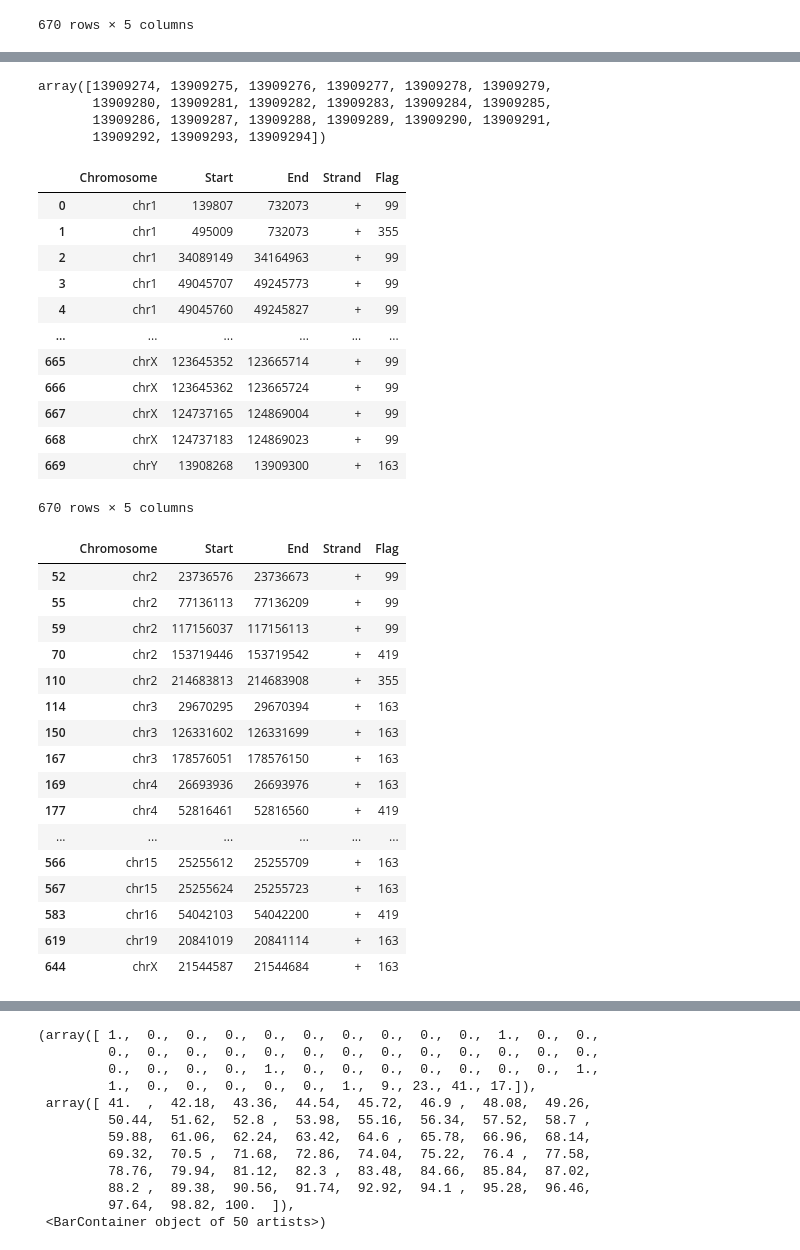
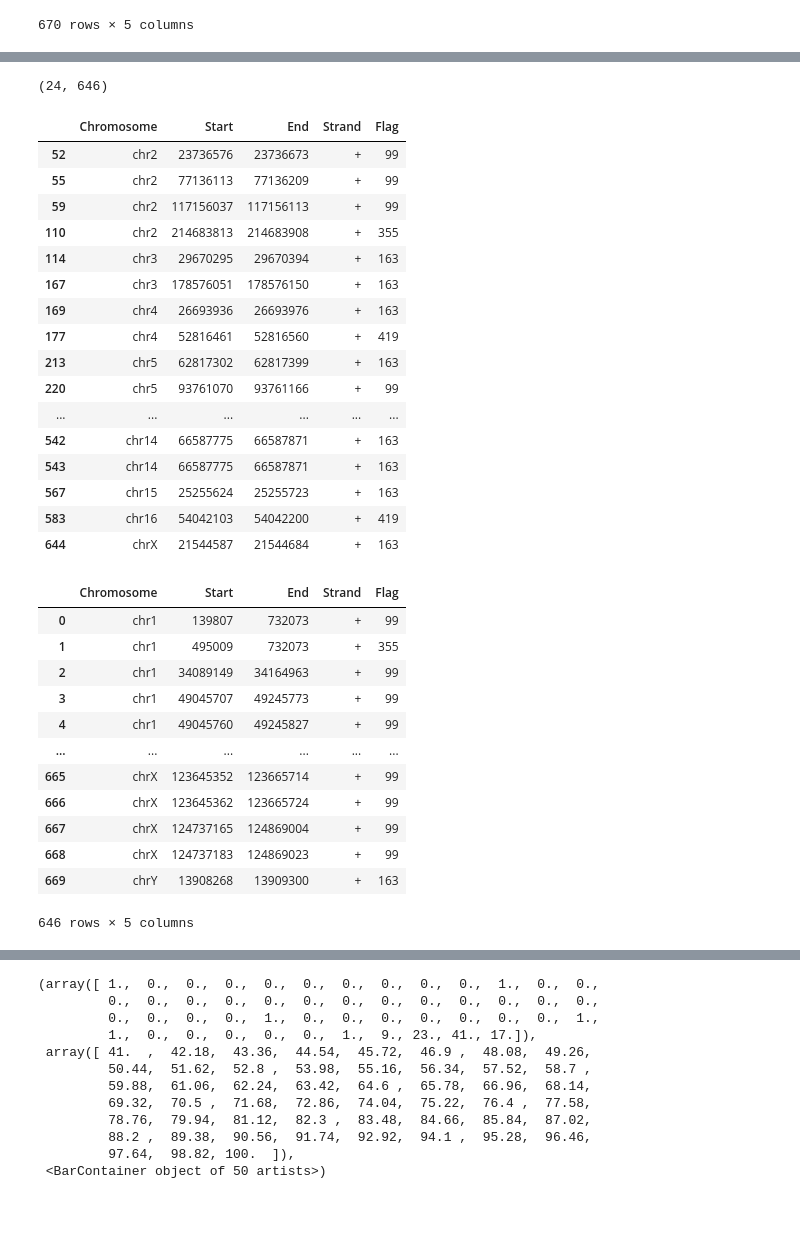
Before and after one commit to dmnburrows/line1_ageing, a Jupyter notebook: te_rna.ipynb, the cells around one changed output, grey strips where cells are left out. Drawn from its saved outputs; the diff is of its cells as text; code cells hidden in the pictures; blank space fills up the shorter version.

```diff
--- a/te_rna.ipynb
+++ b/te_rna.ipynb
@@ -689,7 +516,0 @@ for f in range(len(filt_bam_pos)):
-# %%
-np.intersect1d(filt_bam_pos[f], bed_pos)
-# %% [output]
-array([13909274, 13909275, 13909276, 13909277, 13909278, 13909279,
-       13909280, 13909281, 13909282, 13909283, 13909284, 13909285,
-       13909286, 13909287, 13909288, 13909289, 13909290, 13909291,
-       13909292, 13909293, 13909294])
@@ -700,39 +517,51 @@ len_int = [len(np.intersect1d(filt_bam_pos[i], bed_pos))>0 for i in range(len(fi
+# %%
+# Identify reads which start at start of insertion
+allow = 1
+bed_pos = np.concatenate([np.arange(np.asarray(bed_plus['Start'])[i],np.asarray(bed_plus['End'])[i]+1) for i in range(len(bed_plus))])
+filt_bam_pos = [np.arange(np.asarray(filt_bam['Start'])[i],np.asarray(filt_bam['Start'])[i]+allow) for i in range(len(filt_bam))]
+keep_bool = [len(np.intersect1d(filt_bam_pos[i], bed_pos))>0 for i in range(len(filt_bam_pos))]
+rem_bool =[len(np.intersect1d(filt_bam_pos[i], bed_pos))==0 for i in range(len(filt_bam_pos))]
+assert sum(keep_bool) + sum(rem_bool) == len(filt_bam_pos)
+# %%
+sum(keep_bool), sum(rem_bool)
+# %% [output]
+(24, 646)
 # %%
-filt_bam
+filt_bam[keep_bool]
 # %% [output]
 |  | Chromosome | Start | End | Strand | Flag |
-| 0 | chr1 | 139807 | 732073 | + | 99 |
-| 1 | chr1 | 495009 | 732073 | + | 355 |
-| 2 | chr1 | 34089149 | 34164963 | + | 99 |
-| 3 | chr1 | 49045707 | 49245773 | + | 99 |
-| 4 | chr1 | 49045760 | 49245827 | + | 99 |
+| 52 | chr2 | 23736576 | 23736673 | + | 99 |
+| 55 | chr2 | 77136113 | 77136209 | + | 99 |
+| 59 | chr2 | 117156037 | 117156113 | + | 99 |
+| 110 | chr2 | 214683813 | 214683908 | + | 355 |
+| 114 | chr3 | 29670295 | 29670394 | + | 163 |
+| 167 | chr3 | 178576051 | 178576150 | + | 163 |
+| 169 | chr4 | 26693936 | 26693976 | + | 163 |
+| 177 | chr4 | 52816461 | 52816560 | + | 419 |
+| 213 | chr5 | 62817302 | 62817399 | + | 163 |
+| 220 | chr5 | 93761070 | 93761166 | + | 99 |
 | ... | ... | ... | ... | ... | ... |
-| 665 | chrX | 123645352 | 123665714 | + | 99 |
-| 666 | chrX | 123645362 | 123665724 | + | 99 |
-| 667 | chrX | 124737165 | 124869004 | + | 99 |
-| 668 | chrX | 124737183 | 124869023 | + | 99 |
-| 669 | chrY | 13908268 | 13909300 | + | 163 |
+| 542 | chr14 | 66587775 | 66587871 | + | 163 |
+| 543 | chr14 | 66587775 | 66587871 | + | 163 |
+| 567 | chr15 | 25255624 | 25255723 | + | 163 |
+| 583 | chr16 | 54042103 | 54042200 | + | 419 |
+| 644 | chrX | 21544587 | 21544684 | + | 163 |
-670 rows × 5 columns
 # %%
-filt_bam[len_int]
+filt_bam[rem_bool]
 # %% [output]
 |  | Chromosome | Start | End | Strand | Flag |
-| 52 | chr2 | 23736576 | 23736673 | + | 99 |
-| 55 | chr2 | 77136113 | 77136209 | + | 99 |
-| 59 | chr2 | 117156037 | 117156113 | + | 99 |
-| 70 | chr2 | 153719446 | 153719542 | + | 419 |
-| 110 | chr2 | 214683813 | 214683908 | + | 355 |
-| 114 | chr3 | 29670295 | 29670394 | + | 163 |
-| 150 | chr3 | 126331602 | 126331699 | + | 163 |
-| 167 | chr3 | 178576051 | 178576150 | + | 163 |
-| 169 | chr4 | 26693936 | 26693976 | + | 163 |
-| 177 | chr4 | 52816461 | 52816560 | + | 419 |
+| 0 | chr1 | 139807 | 732073 | + | 99 |
+| 1 | chr1 | 495009 | 732073 | + | 355 |
+| 2 | chr1 | 34089149 | 34164963 | + | 99 |
+| 3 | chr1 | 49045707 | 49245773 | + | 99 |
+| 4 | chr1 | 49045760 | 49245827 | + | 99 |
 | ... | ... | ... | ... | ... | ... |
-| 566 | chr15 | 25255612 | 25255709 | + | 163 |
-| 567 | chr15 | 25255624 | 25255723 | + | 163 |
-| 583 | chr16 | 54042103 | 54042200 | + | 419 |
-| 619 | chr19 | 20841019 | 20841114 | + | 163 |
-| 644 | chrX | 21544587 | 21544684 | + | 163 |
+| 665 | chrX | 123645352 | 123665714 | + | 99 |
+| 666 | chrX | 123645362 | 123665724 | + | 99 |
+| 667 | chrX | 124737165 | 124869004 | + | 99 |
+| 668 | chrX | 124737183 | 124869023 | + | 99 |
+| 669 | chrY | 13908268 | 13909300 | + | 163 |
+646 rows × 5 columns
 # %%
 #EXTRACT READ NAMES
 #samtools view 1241-GABA.sub.plus.filt.bam |cut -f 1 > read_names.txt
```
Also changed, not shown: parts of 45 cells of this notebook.
